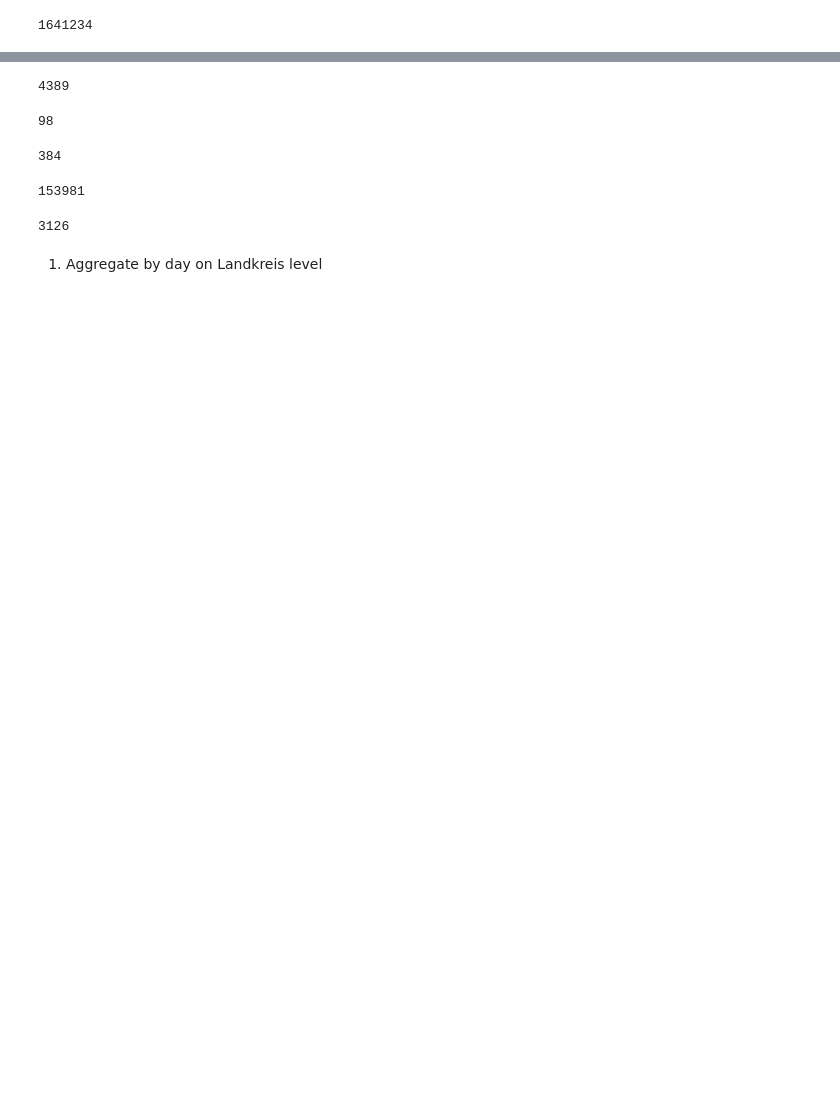
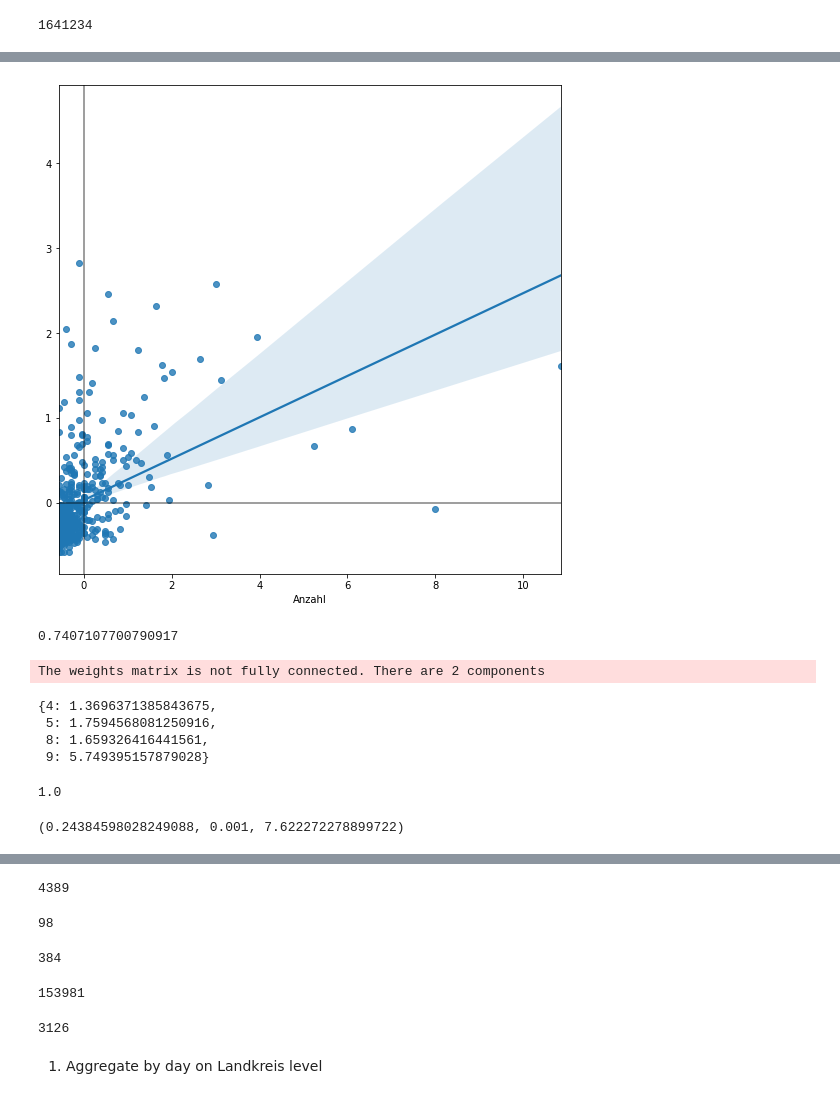
Before and after one commit to gerwolf/webscraping-workshop, a Jupyter notebook: Covid-19/Corona Analysis.ipynb, the cells around one changed output, grey strips where cells are left out. Cells and saved outputs as stored; diff of their text form; code cells hidden in the pictures; blank space fills up the shorter version.

```diff
--- a/Covid-19/Corona Analysis.ipynb
+++ b/Covid-19/Corona Analysis.ipynb
@@ -298,0 +516,33 @@ landkreis_merged[landkreis_data['county'] == 'SK Berlin Mitte']
+# %%
+# Standardize
+std_gdf = (gdf['Anzahl'] - gdf['Anzahl'].mean()) / gdf['Anzahl'].std()
+std_w_gdf = pd.Series(ps.lib.weights.lag_spatial(w_queen, std_gdf), index=std_gdf.index)
+
+# Setup the figure and axis
+f, ax = plt.subplots(1, figsize=(9, 9))
+# Plot values
+sns.regplot(x=std_gdf, y=std_w_gdf)
+# Add vertical and horizontal lines
+plt.axvline(0, c='k', alpha=0.5)
+plt.axhline(0, c='k', alpha=0.5)
+# Display
+plt.show()
+# %% [output]
+[figure, added]
+# %%
+thresh = ps.lib.weights.min_threshold_distance(pts)
+thresh
+# %% [output]
+0.7407107700790917
+# %%
+# https://stackoverflow.com/questions/63216115/local-morans-index-using-pysal
+w_distC_from_pts = ps.lib.weights.DistanceBand.from_array(pts, thresh, binary = False) #300000
+# %% [output]
+The weights matrix is not fully connected. There are 2 components
+# %%
+w_distC_from_pts[0]
+# %% [output]
+{4: 1.3696371385843675,
+ 5: 1.7594568081250916,
+ 8: 1.659326416441561,
+ 9: 5.749395157879028}
@@ -298,0 +551,4 @@ landkreis_merged[landkreis_data['county'] == 'SK Berlin Mitte']
+# %%
+pd.Series(w_distC_from_pts[0]).sum()
+# %% [output]
+1.0
@@ -298,0 +558,4 @@ landkreis_merged[landkreis_data['county'] == 'SK Berlin Mitte']
+# %%
+mi.I, mi.p_sim, mi.z_sim
+# %% [output]
+(0.24384598028249088, 0.001, 7.622272278899722)
```
Also changed, not shown: parts of 115 cells of this notebook, 6 other files.
